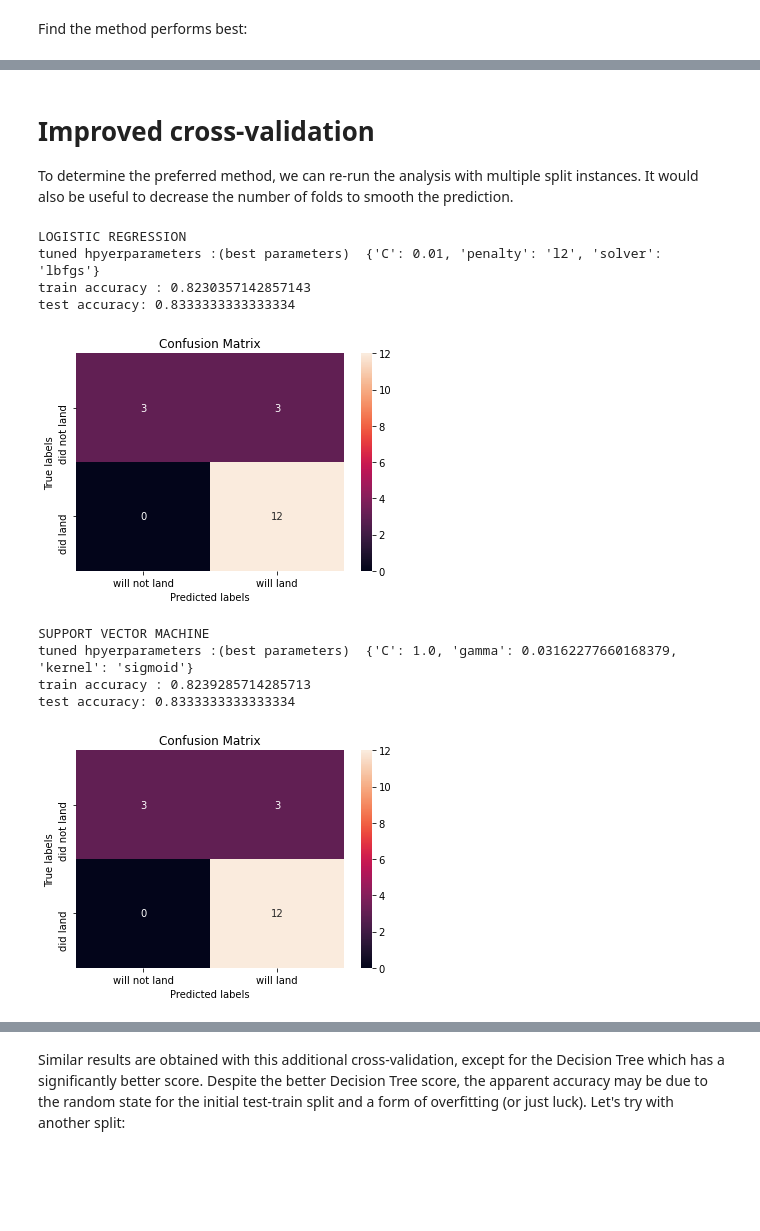
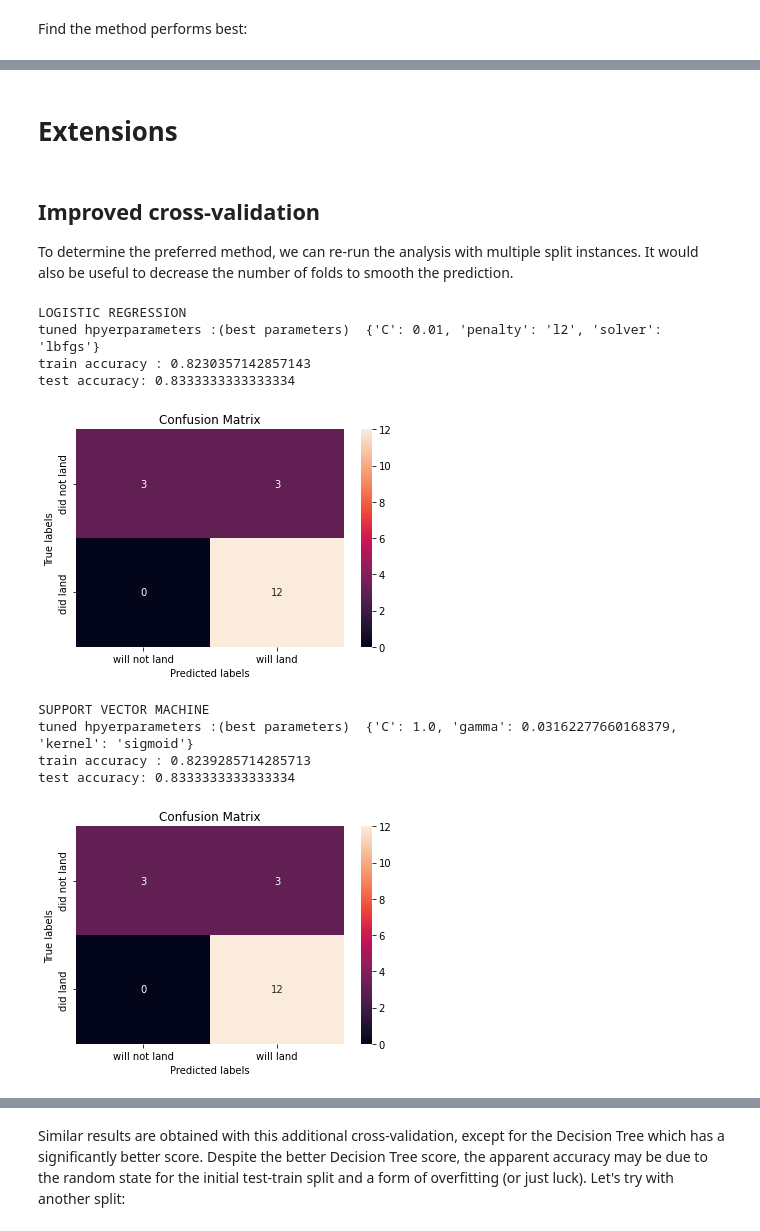
Before and after one commit to Arkadiatri/SpaceX-Prediction, a Jupyter notebook: SpaceX Machine Learning Prediction.ipynb, the cells around one changed output, grey strips where cells are left out. Cells and saved outputs as stored; diff of their text form; code cells hidden in the pictures; blank space fills up the shorter version.

```diff
--- a/SpaceX Machine Learning Prediction.ipynb
+++ b/SpaceX Machine Learning Prediction.ipynb
@@ -231,5 +252,11 @@ plot_confusion_matrix(Y_test,yhat)
 # %% [markdown]
 These results are identical to that of the logistic regression
+# %%
+ii = 1
+gg = svm_cv
+df_results.iloc[ii,0] = [gg.best_params_]
+df_results.iloc[ii,1] = gg.best_score_
+df_results.iloc[ii,2] = gg.score(X_test, Y_test)
 # %% [markdown]
 ## TASK  8
 # %% [markdown]
@@ -270,5 +297,11 @@ plot_confusion_matrix(Y_test,yhat)
 # %% [markdown]
 The decision tree is slightly better with false positives, but much worse with false negatives.
+# %%
+ii = 2
+gg = tree_cv
+df_results.iloc[ii,0] = [gg.best_params_]
+df_results.iloc[ii,1] = gg.best_score_
+df_results.iloc[ii,2] = gg.score(X_test, Y_test)
 # %% [markdown]
 ## TASK  10
 # %% [markdown]
@@ -306,5 +339,11 @@ plot_confusion_matrix(Y_test,yhat)
 # %% [markdown]
 The K-Nearest Neighbors model is similar to the first two.
+# %%
+ii = 3
+gg = knn_cv
+df_results.iloc[ii,0] = [gg.best_params_]
+df_results.iloc[ii,1] = gg.best_score_
+df_results.iloc[ii,2] = gg.score(X_test, Y_test)
 # %% [markdown]
 ## TASK  12
 # %% [markdown]
@@ -314,28 +367,38 @@ The Logistic Regression, Support Vector Machine, and K-Nearest Neighbors models
+# %% [markdown]
+# Extensions
 # %% [markdown]
-# Improved cross-validation
+## Improved cross-validation
 
 To determine the preferred method, we can re-run the analysis with multiple split instances.  It would also be useful to decrease the number of folds to smooth the prediction.
+# %%
+df_results.insert(3,'RKF10x10 Best Parameters',0)
+df_results.insert(4,'RKF10x10 Train Accuracy',0)
+df_results.insert(5,'RKF10x10 Test Accuracy',0)
 # %%
 print('LOGISTIC REGRESSION')
 cv = RepeatedKFold(n_splits=10, n_repeats=10, random_state=2)
 parameters ={'C':[0.01,0.1,1],
              'penalty':['l2'], # l1 lasso l2 ridge
              'solver':['lbfgs'] # ‘newton-cg’, ‘lbfgs’, ‘liblinear’, ‘sag’, ‘saga’
             }
 est=LogisticRegression()
 grid = GridSearchCV(estimator=est, param_grid=parameters, scoring=None, n_jobs=1, cv=cv)
 grid.fit(X_train,Y_train)
 print("tuned hpyerparameters :(best parameters) ",grid.best_params_)
 print("train accuracy :",grid.best_score_)
 print("test accuracy:",grid.score(X_test, Y_test))
 yhat=grid.predict(X_test)
 plot_confusion_matrix(Y_test,yhat)
+ii = 0
+df_results.iloc[ii,3] = [grid.best_params_]
+df_results.iloc[ii,4] = grid.best_score_
+df_results.iloc[ii,5] = grid.score(X_test, Y_test)
 # %% [output]
 LOGISTIC REGRESSION
 tuned hpyerparameters :(best parameters)  {'C': 0.01, 'penalty': 'l2', 'solver': 'lbfgs'}
 train accuracy : 0.8230357142857143
 test accuracy: 0.8333333333333334
-[figure, old version]
+[figure, new version]
 # %%
 print('SUPPORT VECTOR MACHINE')
 cv = RepeatedKFold(n_splits=10, n_repeats=10, random_state=2)
@@ -350,12 +413,16 @@ print("train accuracy :",grid.best_score_)
 print("test accuracy:",grid.score(X_test, Y_test))
 yhat=grid.predict(X_test)
 plot_confusion_matrix(Y_test,yhat)
+ii = 1
+df_results.iloc[ii,3] = [grid.best_params_]
+df_results.iloc[ii,4] = grid.best_score_
+df_results.iloc[ii,5] = grid.score(X_test, Y_test)
 # %% [output]
 SUPPORT VECTOR MACHINE
 tuned hpyerparameters :(best parameters)  {'C': 1.0, 'gamma': 0.03162277660168379, 'kernel': 'sigmoid'}
 train accuracy : 0.8239285714285713
 test accuracy: 0.8333333333333334
-[figure, old version]
+[figure, new version]
 # %%
 print('DECISION TREE')
 cv = RepeatedKFold(n_splits=10, n_repeats=10, random_state=2)
```
Also changed, not shown: parts of 90 cells of this notebook.
